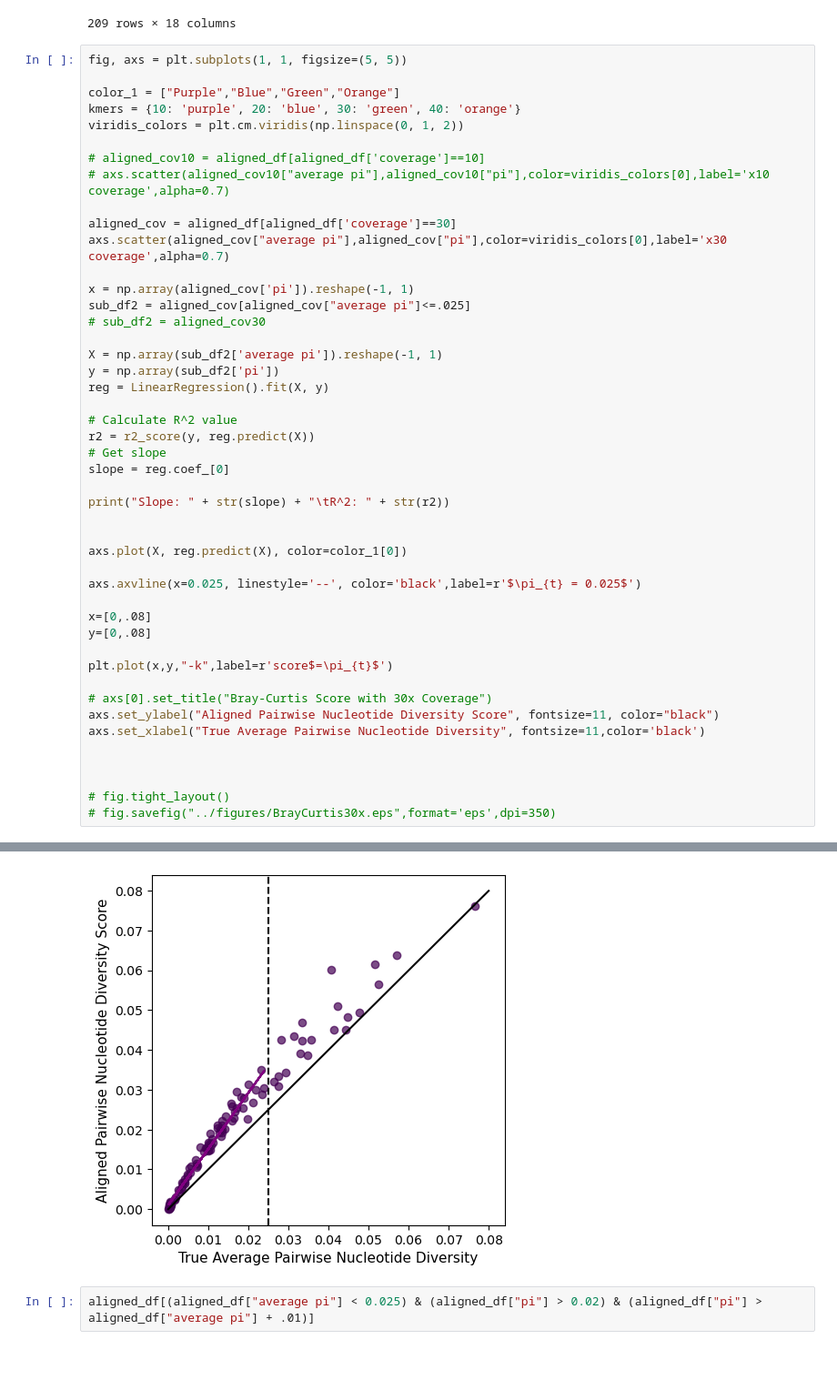
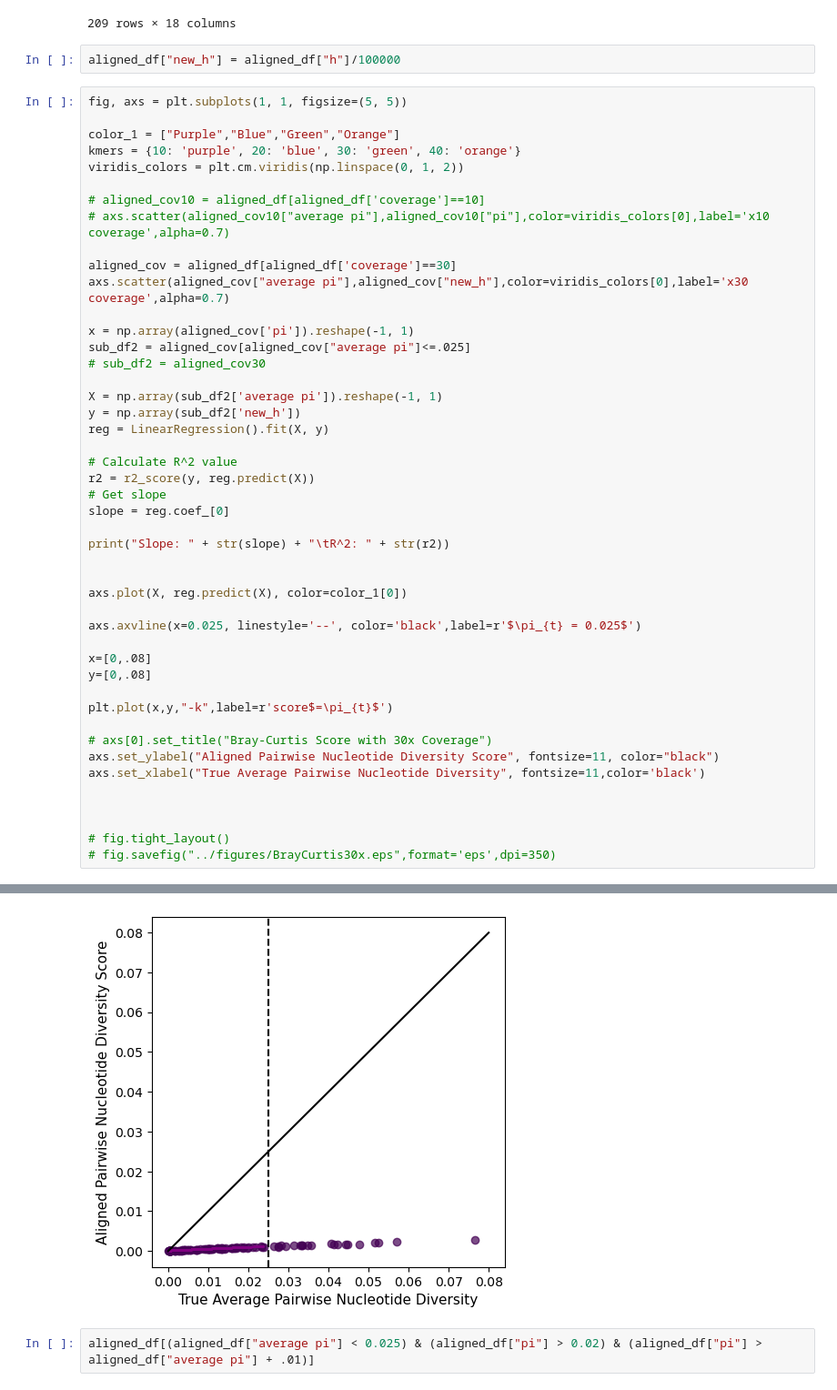
Before and after one commit to rhit-davisoc/KmerThesis, a Jupyter notebook: plots/arabidopsis_analysis.ipynb, the cells around one changed output, grey strips where cells are left out. Shown at 91% size. Drawn from its saved outputs; the diff is of its cells as text; blank space fills up the shorter version.

```diff
--- a/plots/arabidopsis_analysis.ipynb
+++ b/plots/arabidopsis_analysis.ipynb
@@ -648,6 +648,8 @@ aligned_df
 | 207 | 30.735684 | 60.271134 | 2939 | 256 | 2683 | 0.010458 | 0.020507 | -0.700911 | s99x10P0 | 99 | ... |
 | 208 | 30.810256 | 60.185120 | 2939 | 256 | 2683 | 0.010483 | 0.020478 | -0.696854 | s99x30P0 | 99 | ... |
 209 rows × 18 columns
+# %%
+aligned_df["new_h"] = aligned_df["h"]/100000
 # %%
 fig, axs = plt.subplots(1, 1, figsize=(5, 5))
 
@@ -659,14 +661,14 @@ viridis_colors = plt.cm.viridis(np.linspace(0, 1, 2))
 # axs.scatter(aligned_cov10["average pi"],aligned_cov10["pi"],color=viridis_colors[0],label='x10 coverage',alpha=0.7)
 
 aligned_cov = aligned_df[aligned_df['coverage']==30]
-axs.scatter(aligned_cov["average pi"],aligned_cov["pi"],color=viridis_colors[0],label='x30 coverage',alpha=0.7)
+axs.scatter(aligned_cov["average pi"],aligned_cov["new_h"],color=viridis_colors[0],label='x30 coverage',alpha=0.7)
 
 x = np.array(aligned_cov['pi']).reshape(-1, 1)
 sub_df2 = aligned_cov[aligned_cov["average pi"]<=.025]
 # sub_df2 = aligned_cov30
 
 X = np.array(sub_df2['average pi']).reshape(-1, 1)
-y = np.array(sub_df2['pi'])
+y = np.array(sub_df2['new_h'])
 reg = LinearRegression().fit(X, y)
 
 # Calculate R^2 value
@@ -699,5 +701,5 @@ Slope: 1.4082844012362519       R^2: 0.969710052705719
 Text(0.5, 0, 'True Average Pairwise Nucleotide Diversity')
-[figure, old version]
+[figure, new version]
 # %%
 aligned_df[(aligned_df["average pi"] < 0.025) & (aligned_df["pi"] > 0.02) & (aligned_df["pi"] > aligned_df["average pi"] + .01)]
 # %% [output]
```
Also changed, not shown: parts of 1 cell of this notebook, 29 other files.
